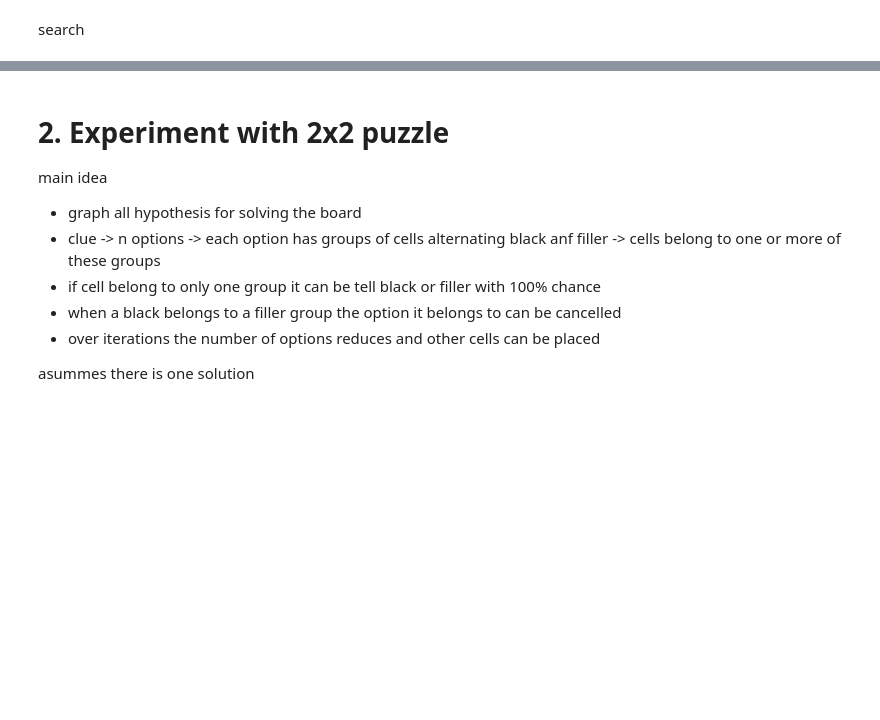
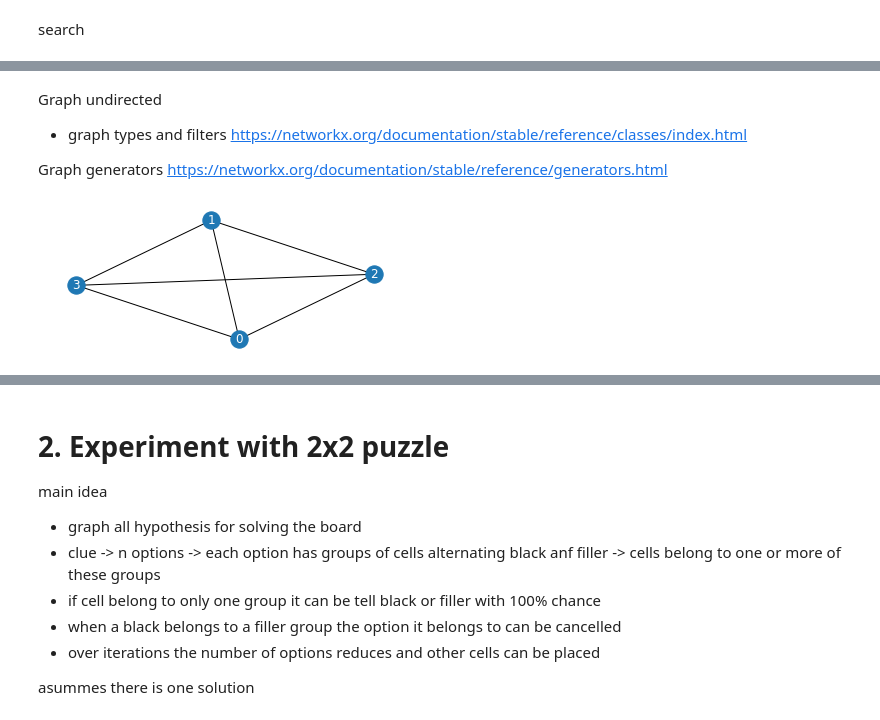
Before and after one commit to cfalguiere/python_experiments, a Jupyter notebook: nono/05e-POC-Scoping-Graph-WIP.ipynb, the cells around one changed output, grey strips where cells are left out. Cells and saved outputs as stored; diff of their text form; code cells hidden in the pictures; blank space fills up the shorter version.

```diff
--- a/nono/05e-POC-Scoping-Graph-WIP.ipynb
+++ b/nono/05e-POC-Scoping-Graph-WIP.ipynb
@@ -94,0 +238,12 @@ list(SG.nodes(data=True))
+# %% [markdown]
+Graph undirected
+- graph types and filters
+https://networkx.org/documentation/stable/reference/classes/index.html
+
+Graph generators
+https://networkx.org/documentation/stable/reference/generators.html
+# %%
+mpl.rcParams['figure.figsize'] = 5, 2 #w,h
+nx.draw(nx.complete_graph(4), with_labels=True, font_color='white')
+# %% [output]
+[figure, added]
```
Also changed, not shown: parts of 106 cells of this notebook, 1 other file.
